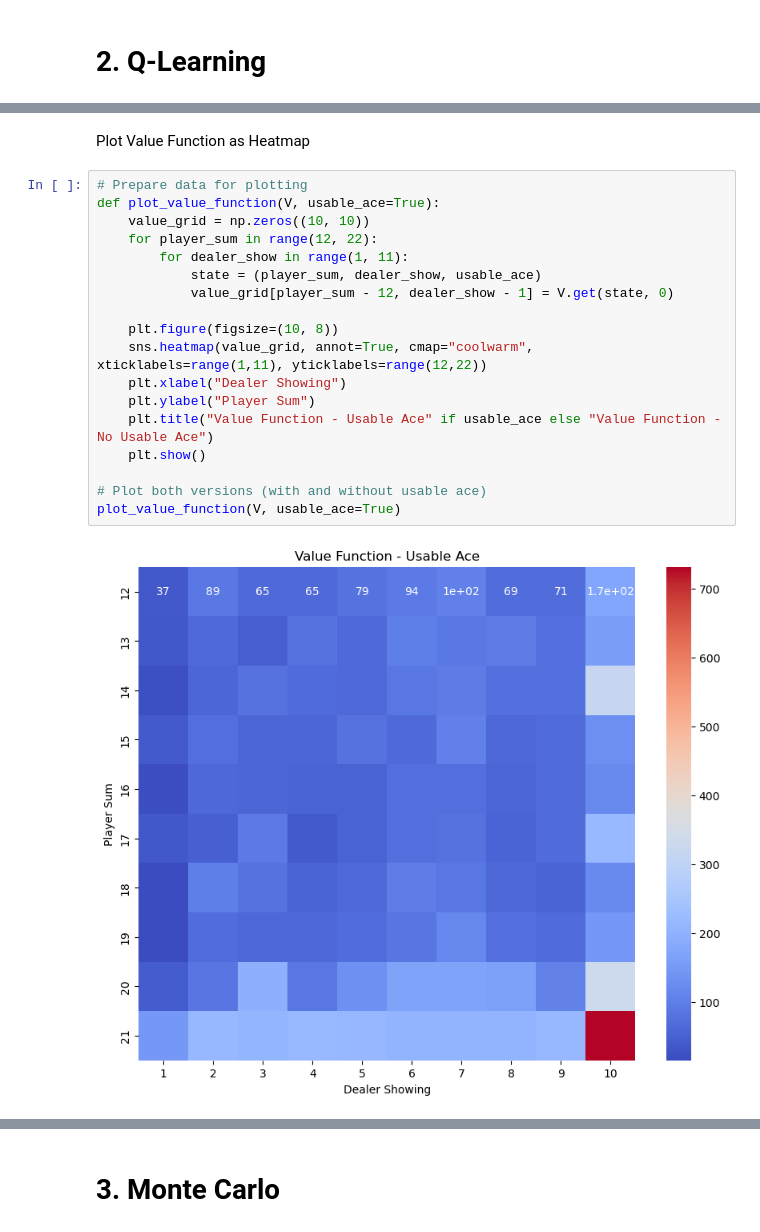
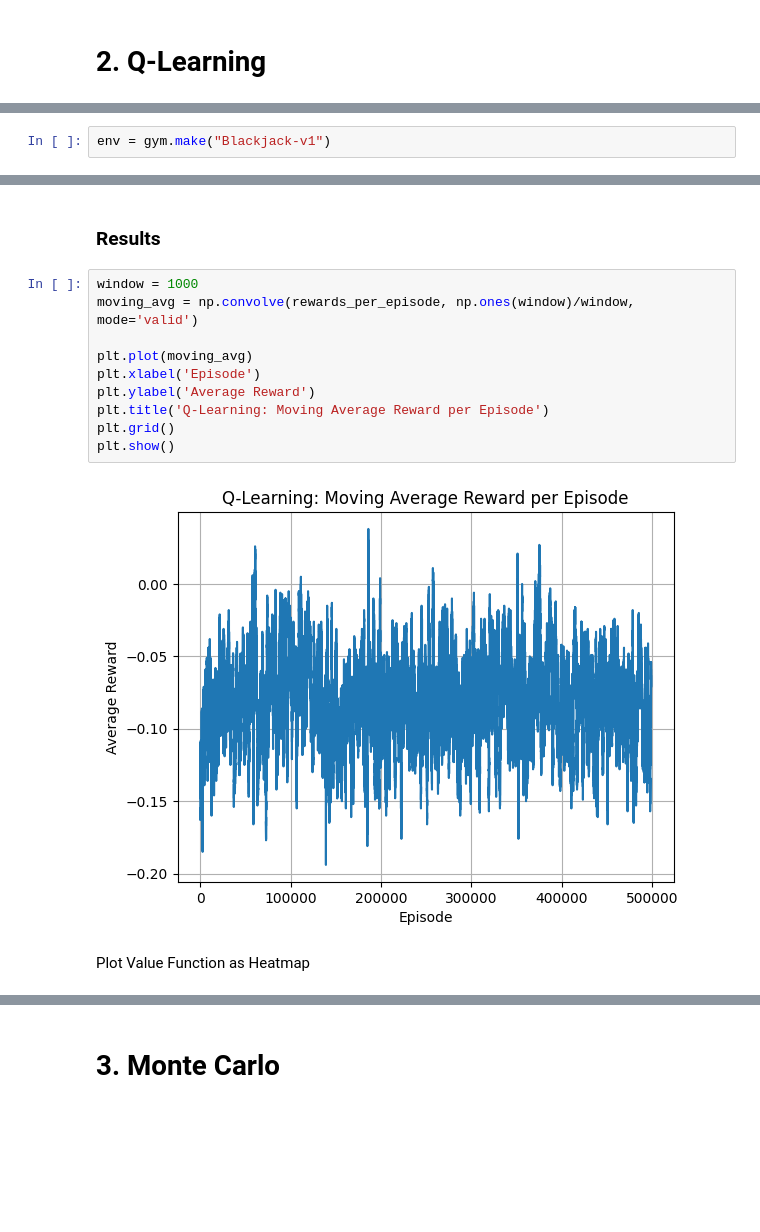
Before and after one commit to joanaramosrodrigues/ReinforcementLearning_Project, a Jupyter notebook: Blackjack.ipynb, the cells around one changed output, grey strips where cells are left out. Drawn from its saved outputs; the diff is of its cells as text; blank space fills up the shorter version.

```diff
--- a/Blackjack.ipynb
+++ b/Blackjack.ipynb
@@ -79 +70,3 @@ Q = defaultdict(lambda: np.zeros(env.action_space.n))
+# %%
+env = gym.make("Blackjack-v1")
 # %% [markdown]
@@ -152,22 +206,16 @@ V = compute_value_function(Q)
+# %% [markdown]
+### Results
+# %%
+window = 1000
+moving_avg = np.convolve(rewards_per_episode, np.ones(window)/window, mode='valid')
+
+plt.plot(moving_avg)
+plt.xlabel('Episode')
+plt.ylabel('Average Reward')
+plt.title('Q-Learning: Moving Average Reward per Episode')
+plt.grid()
+plt.show()
+# %% [output]
+[figure, added]
 # %% [markdown]
 Plot Value Function as Heatmap
-# %%
-# Prepare data for plotting
-def plot_value_function(V, usable_ace=True):
-    value_grid = np.zeros((10, 10))
-    for player_sum in range(12, 22):
-        for dealer_show in range(1, 11):
-            state = (player_sum, dealer_show, usable_ace)
-            value_grid[player_sum - 12, dealer_show - 1] = V.get(state, 0)
-
-    plt.figure(figsize=(10, 8))
-    sns.heatmap(value_grid, annot=True, cmap="coolwarm", xticklabels=range(1,11), yticklabels=range(12,22))
-    plt.xlabel("Dealer Showing")
-    plt.ylabel("Player Sum")
-    plt.title("Value Function - Usable Ace" if usable_ace else "Value Function - No Usable Ace")
-    plt.show()
-
-# Plot both versions (with and without usable ace)
-plot_value_function(V, usable_ace=True)
-# %% [output]
-[figure, removed]
```
Also changed, not shown: parts of 38 cells of this notebook.
